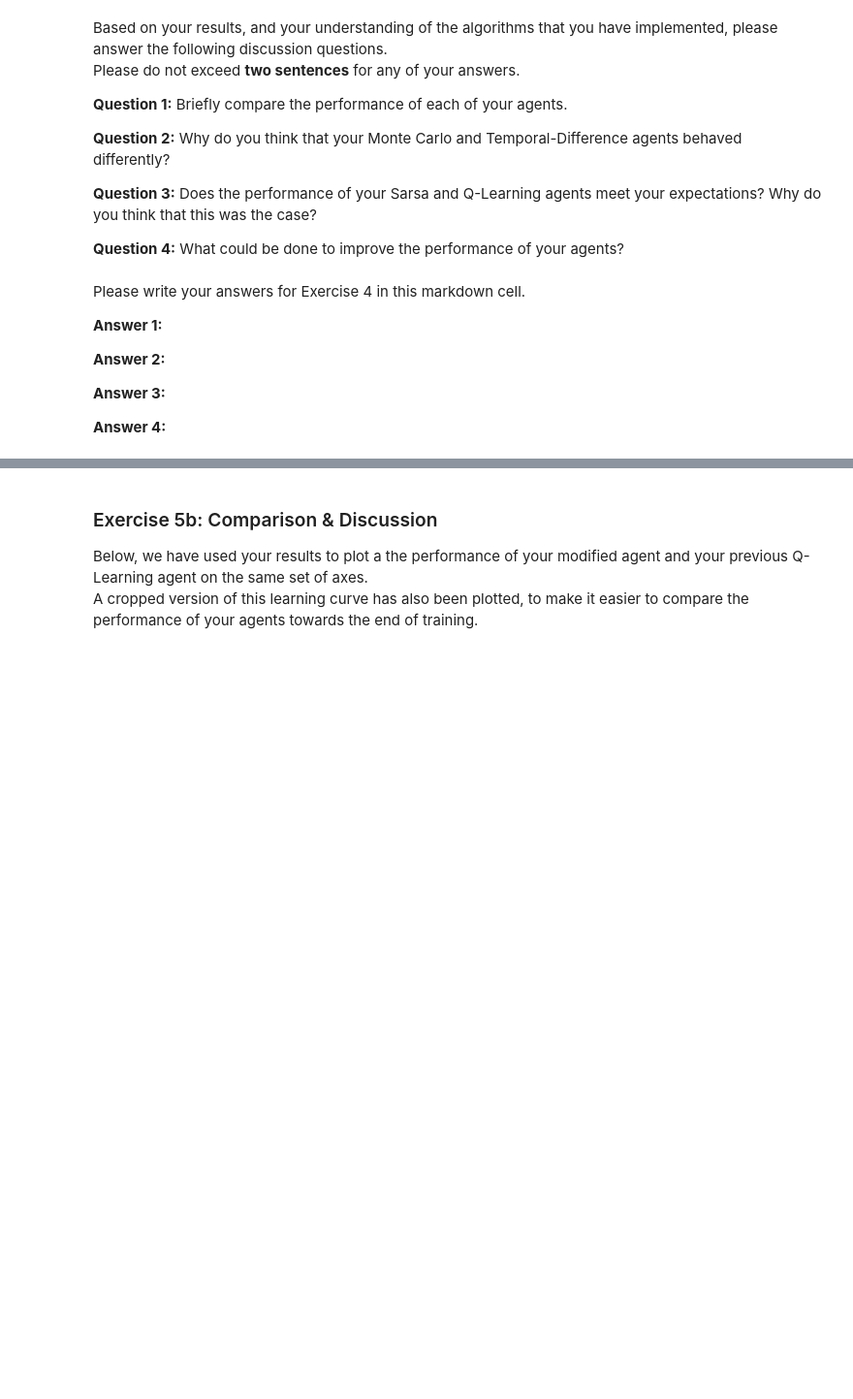
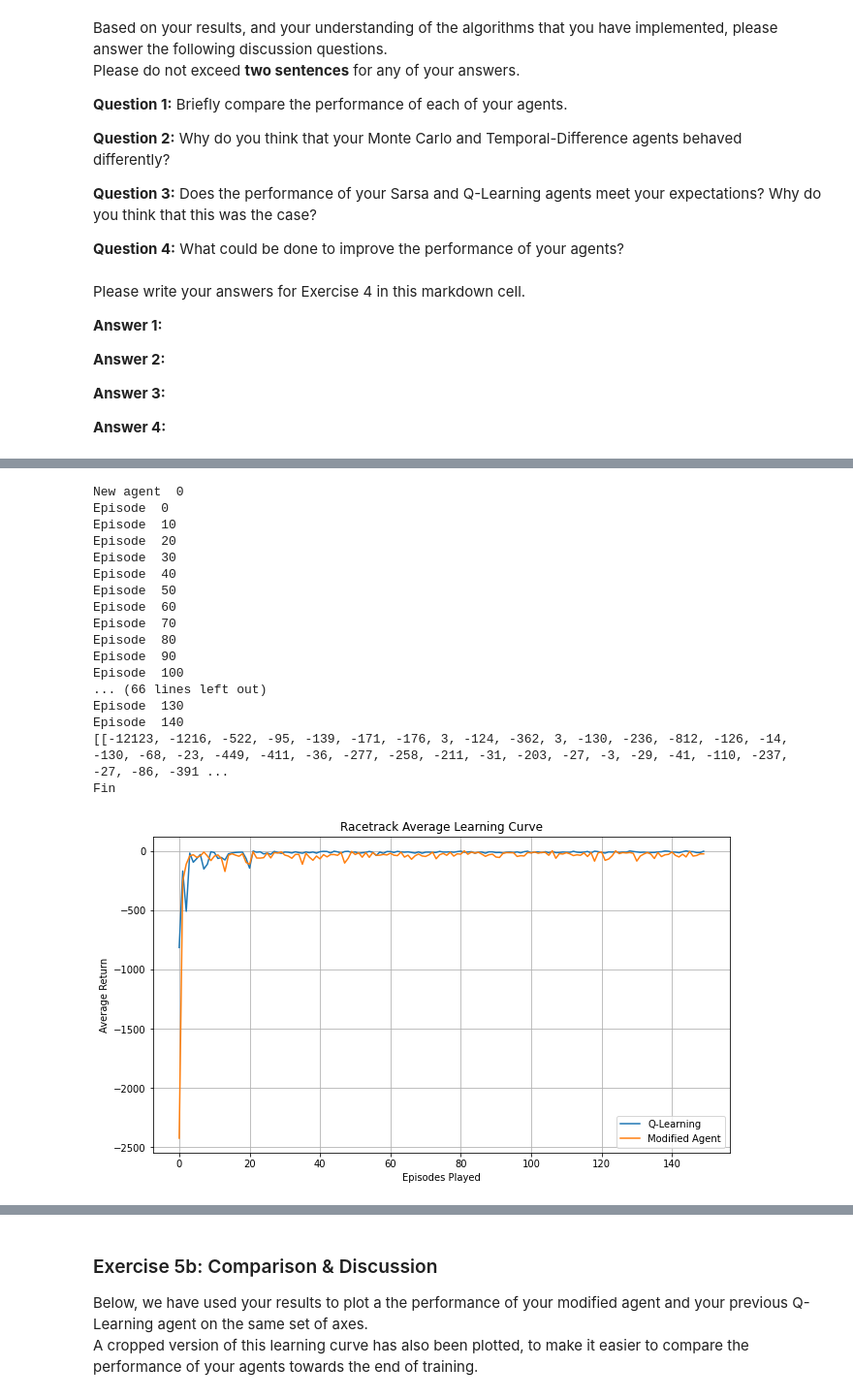
Before and after one commit to fj317/ReinforcedLearningAgents, a Jupyter notebook: rl_cw/rl_cw_2_racetrack.ipynb, the cells around one changed output, grey strips where cells are left out. Shown at 97% size. Cells and saved outputs as stored; diff of their text form; code cells hidden in the pictures; blank space fills up the shorter version.

Commit message:
Finished modified SARSA algorithm

```diff
--- a/rl_cw/rl_cw_2_racetrack.ipynb
+++ b/rl_cw/rl_cw_2_racetrack.ipynb
@@ -521,0 +578,14 @@ For example, if you train $20$ agents, your `modified_agent_rewards` list will c
+# %%
+env = RacetrackEnv()
+
+# Initialise/reset environment.
+modified_agent_rewards = []
+Q = defaultdict(float)
+E = defaultdict(float)
+𝛾 = 0.9
+𝜖 = 0.15
+𝛼 = 0.2
+λ = 0.9
+episodeNumber = 150
+agentNumber = 5
+print("Ready!")
@@ -521,0 +594,66 @@ For example, if you train $20$ agents, your `modified_agent_rewards` list will c
+# %%
+# You should implement your modified q-learning agent agent and plot your average learning curve here.
+# Following on from lectures, I will implement a SARSA(λ)
+def chooseAction(Q, state):
+    # using Q, derive action for current state
+    if np.random.uniform(0, 1) < 𝜖:
+        # explore action
+        return np.random.randint(0, 9)
+    # greedy action
+    QValues = []
+    for i in range(9): # loop through each action and find best action in current state
+        QValues.append(Q[state, i])
+    bestAction = QValues.index(max(QValues))
+    return bestAction
+
+for agent in range(agentNumber):
+    print("New agent ", agent)
+    modified_agent_rewards.append([])
+    for episode in range(episodeNumber):
+        if episode % 10 == 0:
+            print("Episode ", episode)
+        modified_agent_rewards[agent].append(0)
+        # initialise S and A
+        state = env.reset()
+        action = chooseAction(Q, state)
+        terminal = False
+        # choose action from policy
+        while terminal == False:
+            # take action, observe new state and reward
+            newState, reward, terminal = env.step(action)
+            modified_agent_rewards[agent][episode] += reward
+            newAction = chooseAction(Q, newState)
+            δ = reward + 𝛾*Q[newState, newAction] - Q[state, action]
+            E[state, action] = E[state, action] + 1
+
+            # for all state, actions
+            for key in Q.keys():
+                Q[key] = round(Q[key] + 𝛼*δ*E[key], 2)
+                E[key] = round(𝛾*λ*E[key], 2)
+            state = newState
+            action = newAction
+
+print(modified_agent_rewards)
+print("Fin")
+from racetrack_env import plot_modified_agent_results
+%matplotlib inline
+plot_modified_agent_results(modified_agent_rewards = modified_agent_rewards)
+# %% [output]
+New agent  0
+Episode  0
+Episode  10
+Episode  20
+Episode  30
+Episode  40
+Episode  50
+Episode  60
+Episode  70
+Episode  80
+Episode  90
+Episode  100
+... (66 lines left out)
+Episode  130
+Episode  140
+[[-12123, -1216, -522, -95, -139, -171, -176, 3, -124, -362, 3, -130, -236, -812, -126, -14, -130, -68, -23, -449, -411, -36, -277, -258, -211, -31, -203, -27, -3, -29, -41, -110, -237, -27, -86, -391 ...
+Fin
+[figure, added]
```
Also changed, not shown: parts of 17 cells of this notebook.
